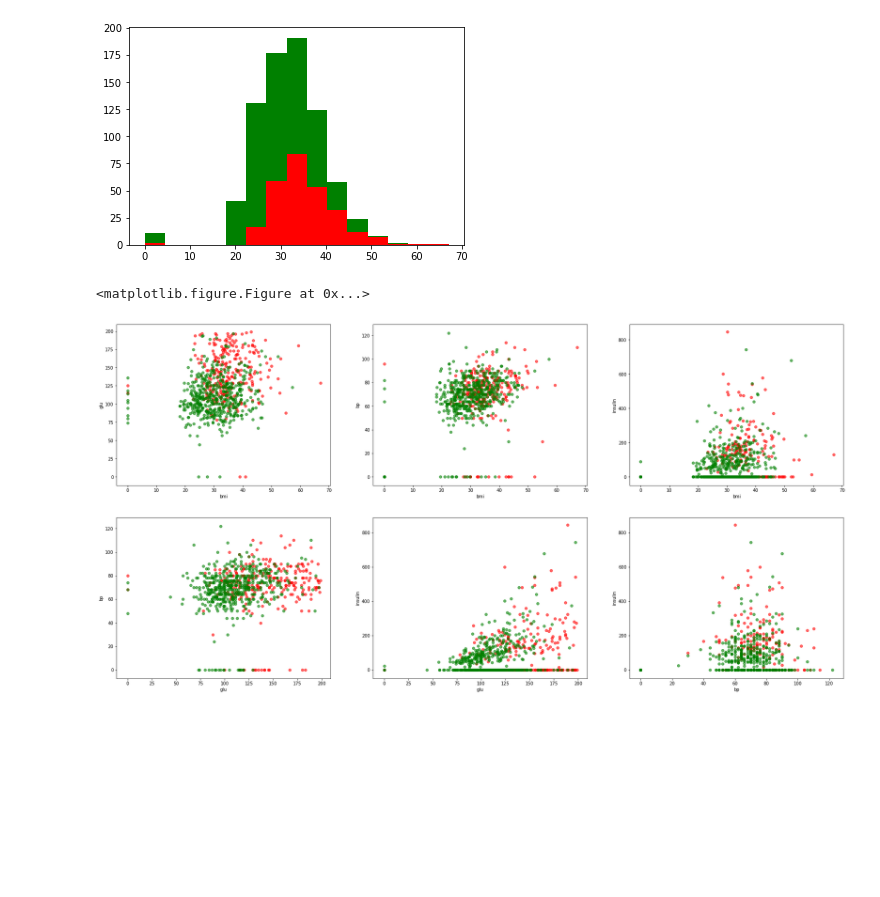
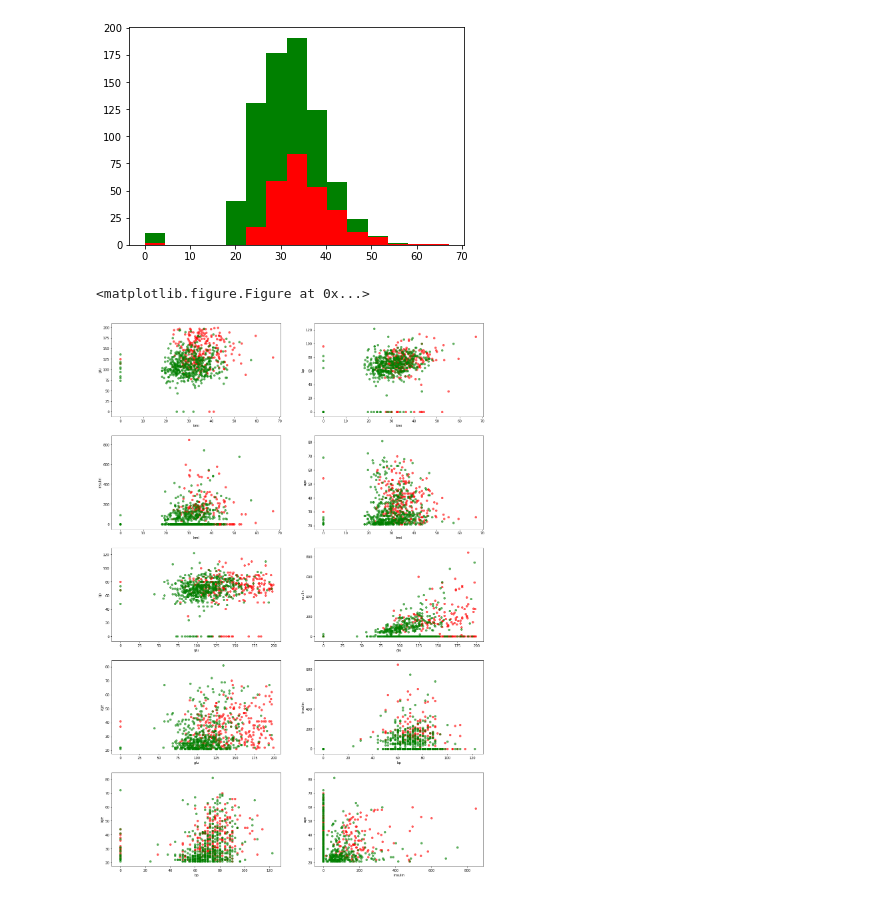
Before and after one commit to thezillion/diabetes-detection, a Jupyter notebook: vis/Visualization.ipynb, the cells around one changed output. Cells and saved outputs as stored; diff of their text form; code cells hidden in the pictures; blank space fills up the shorter version.

```diff
--- a/vis/Visualization.ipynb
+++ b/vis/Visualization.ipynb
@@ -79,18 +79,19 @@ plt.show()
 [figure]
 # %%
 plt.clf()
-plt.figure(figsize=(30,15))
+plt.figure(figsize=(20
+                    ,30))
 import itertools
-axes = itertools.combinations(['bmi','glu','bp','insulin'],2)
+axes = itertools.combinations(['bmi','glu','bp','insulin','age'],2)
 for i,a in enumerate(axes):
-    plt.subplot(230+i+1)
+    plt.subplot(5,2,i+1)
     plt.xlabel(a[0])
     plt.ylabel(a[1])
 
     plt.scatter(x=df.loc[df['class'] == 1][a[0]],y=df.loc[df['class'] == 1][a[1]],c='r',alpha=0.6)
     plt.scatter(x=df.loc[df['class'] == 0][a[0]],y=df.loc[df['class'] == 0][a[1]],c='g',alpha=0.6)
 
 plt.show()
 # %% [output]
 <matplotlib.figure.Figure at 0x...>
-[figure, old version]
+[figure, new version]
```
